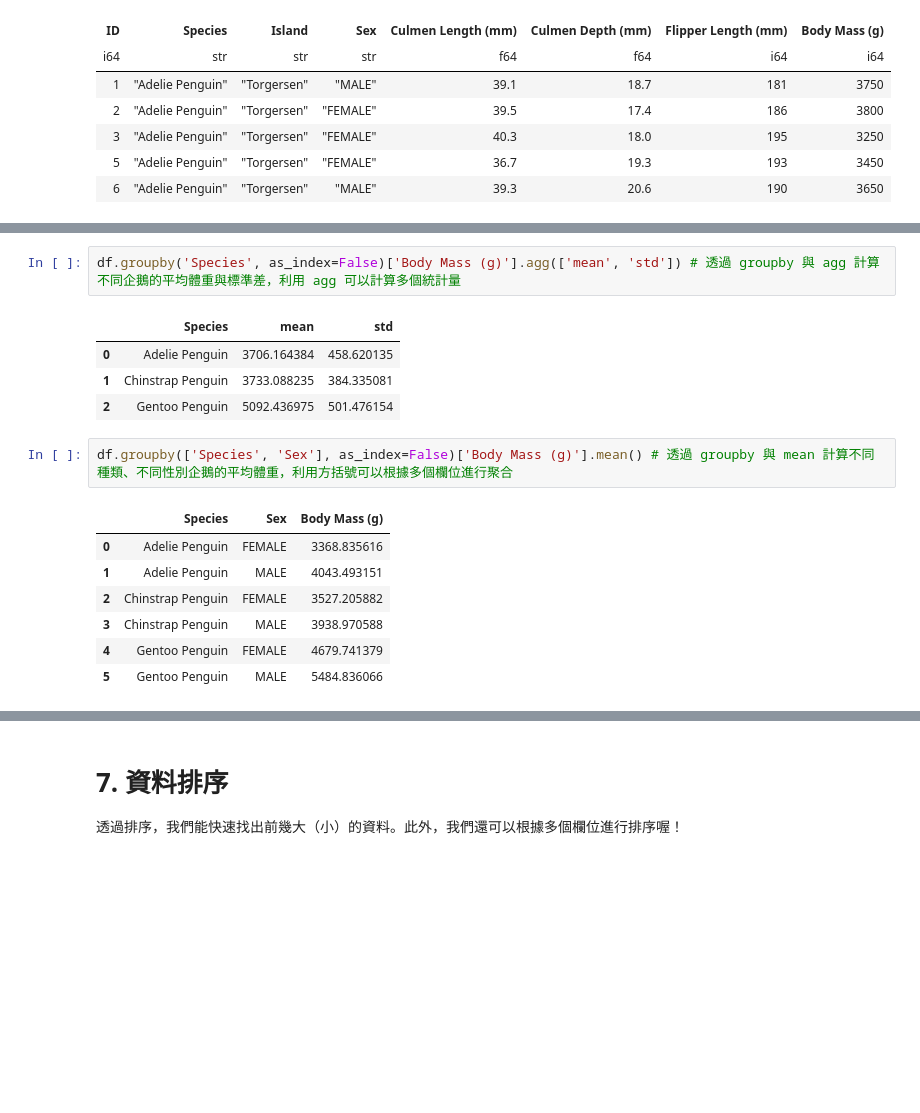
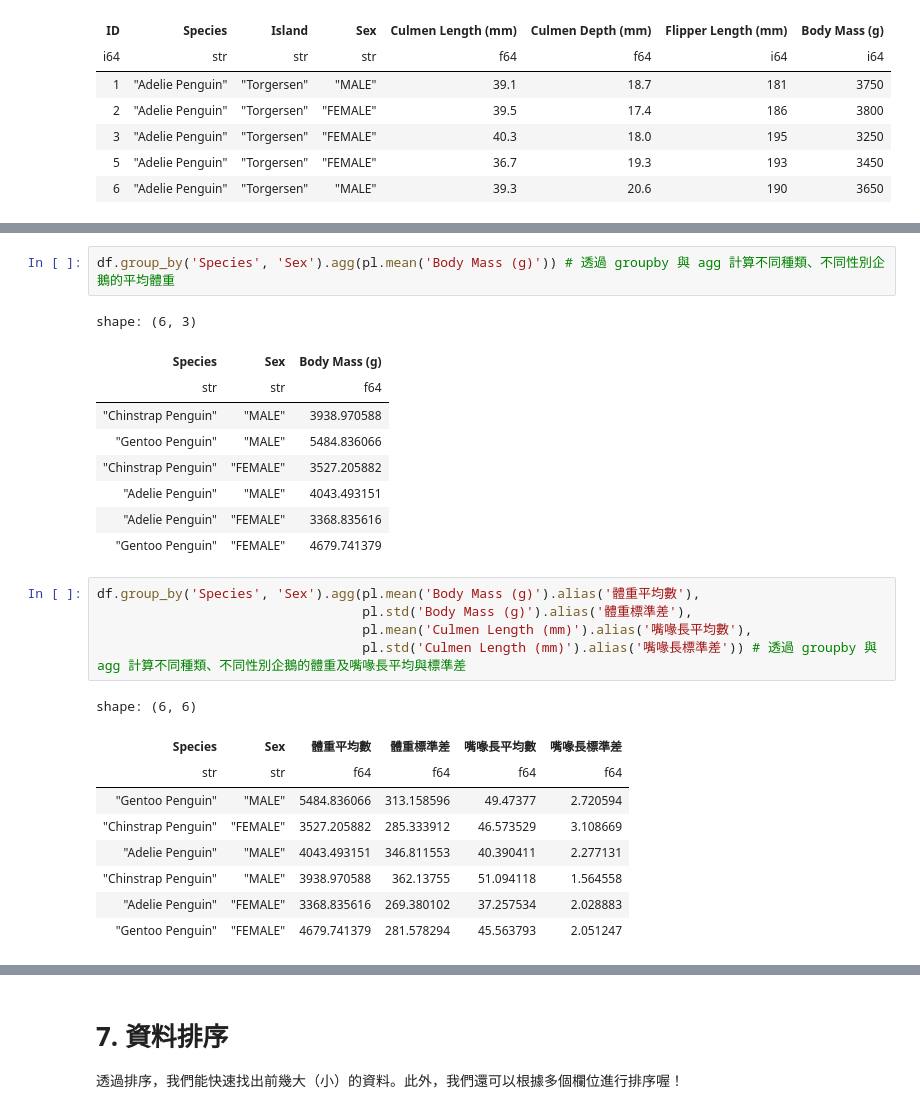
Before and after one commit to Alexchen666/Data-Analysis-101, a Jupyter notebook: polars.ipynb, the cells around one changed output, grey strips where cells are left out. Drawn from its saved outputs; the diff is of its cells as text; blank space fills up the shorter version.

```diff
--- a/polars.ipynb
+++ b/polars.ipynb
@@ -485,18 +496,28 @@ df.groupby('Species', as_index=False)['Body Mass (g)'].mean() # 透過 groupby
 # %%
-df.groupby('Species', as_index=False)['Body Mass (g)'].agg(['mean', 'std']) # 透過 groupby 與 agg 計算不同企鵝的平均體重與標準差，利用 agg 可以計算多個統計量
+df.group_by('Species', 'Sex').agg(pl.mean('Body Mass (g)')) # 透過 groupby 與 agg 計算不同種類、不同性別企鵝的平均體重
 # %% [output]
+shape: (6, 3)
-|  | Species | mean | std |
-| 0 | Adelie Penguin | 3706.164384 | 458.620135 |
-| 1 | Chinstrap Penguin | 3733.088235 | 384.335081 |
-| 2 | Gentoo Penguin | 5092.436975 | 501.476154 |
+| Species | Sex | Body Mass (g) |
+| str | str | f64 |
+| "Chinstrap Penguin" | "MALE" | 3938.970588 |
+| "Gentoo Penguin" | "MALE" | 5484.836066 |
+| "Chinstrap Penguin" | "FEMALE" | 3527.205882 |
+| "Adelie Penguin" | "MALE" | 4043.493151 |
+| "Adelie Penguin" | "FEMALE" | 3368.835616 |
+| "Gentoo Penguin" | "FEMALE" | 4679.741379 |
-# %%
-df.groupby(['Species', 'Sex'], as_index=False)['Body Mass (g)'].mean() # 透過 groupby 與 mean 計算不同種類、不同性別企鵝的平均體重，利用方括號可以根據多個欄位進行聚合
-# %% [output]
-|  | Species | Sex | Body Mass (g) |
-| 0 | Adelie Penguin | FEMALE | 3368.835616 |
-| 1 | Adelie Penguin | MALE | 4043.493151 |
-| 2 | Chinstrap Penguin | FEMALE | 3527.205882 |
-| 3 | Chinstrap Penguin | MALE | 3938.970588 |
-| 4 | Gentoo Penguin | FEMALE | 4679.741379 |
-| 5 | Gentoo Penguin | MALE | 5484.836066 |
+# %%
+df.group_by('Species', 'Sex').agg(pl.mean('Body Mass (g)').alias('體重平均數'),
+                                  pl.std('Body Mass (g)').alias('體重標準差'),
+                                  pl.mean('Culmen Length (mm)').alias('嘴喙長平均數'),
+                                  pl.std('Culmen Length (mm)').alias('嘴喙長標準差')) # 透過 groupby 與 agg 計算不同種類、不同性別企鵝的體重及嘴喙長平均與標準差
+# %% [output]
+shape: (6, 6)
+| Species | Sex | 體重平均數 | 體重標準差 | 嘴喙長平均數 | 嘴喙長標準差 |
+| str | str | f64 | f64 | f64 | f64 |
+| "Gentoo Penguin" | "MALE" | 5484.836066 | 313.158596 | 49.47377 | 2.720594 |
+| "Chinstrap Penguin" | "FEMALE" | 3527.205882 | 285.333912 | 46.573529 | 3.108669 |
+| "Adelie Penguin" | "MALE" | 4043.493151 | 346.811553 | 40.390411 | 2.277131 |
+| "Chinstrap Penguin" | "MALE" | 3938.970588 | 362.13755 | 51.094118 | 1.564558 |
+| "Adelie Penguin" | "FEMALE" | 3368.835616 | 269.380102 | 37.257534 | 2.028883 |
+| "Gentoo Penguin" | "FEMALE" | 4679.741379 | 281.578294 | 45.563793 | 2.051247 |
 # %%
```
Also changed, not shown: parts of 7 cells of this notebook.
